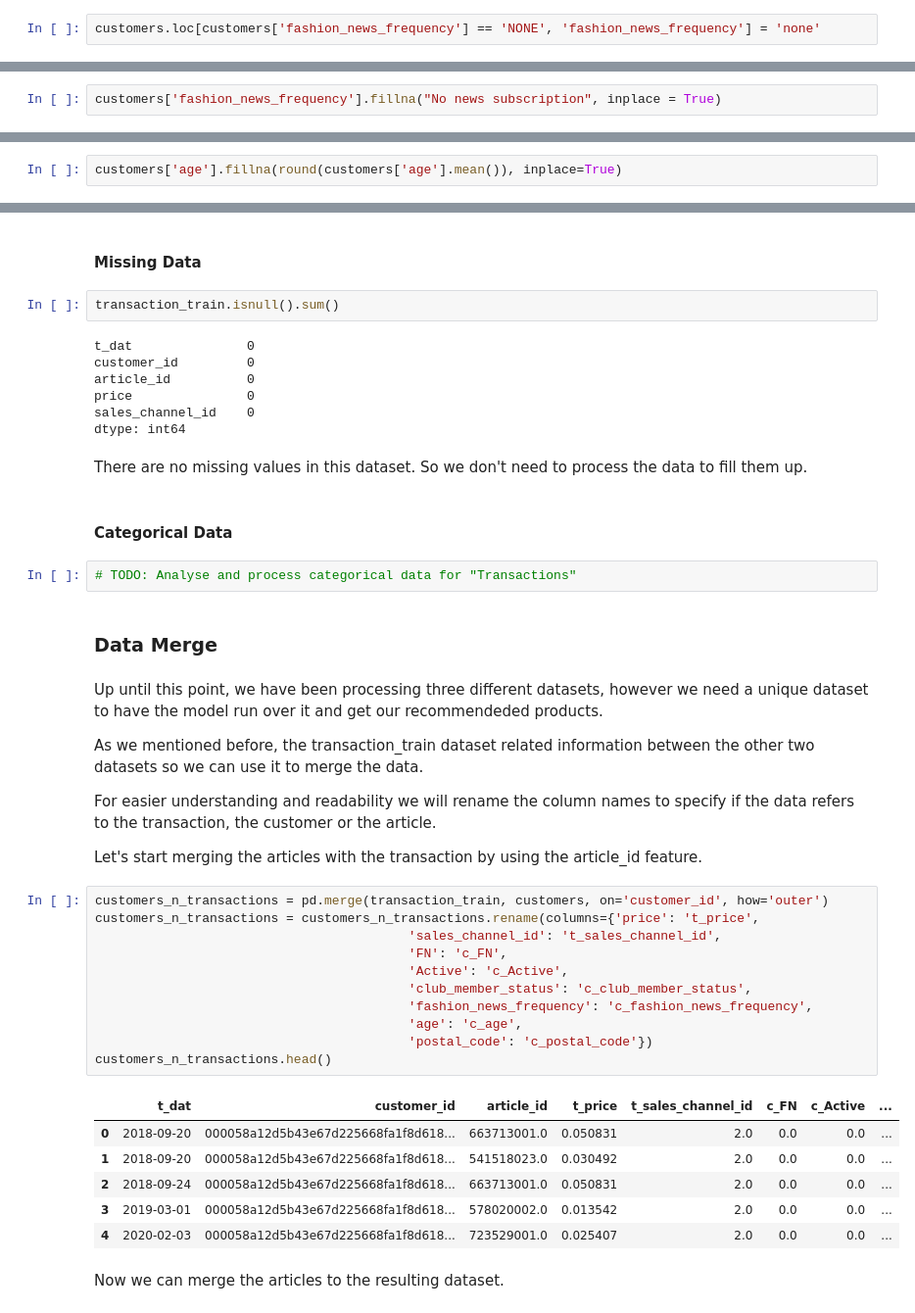
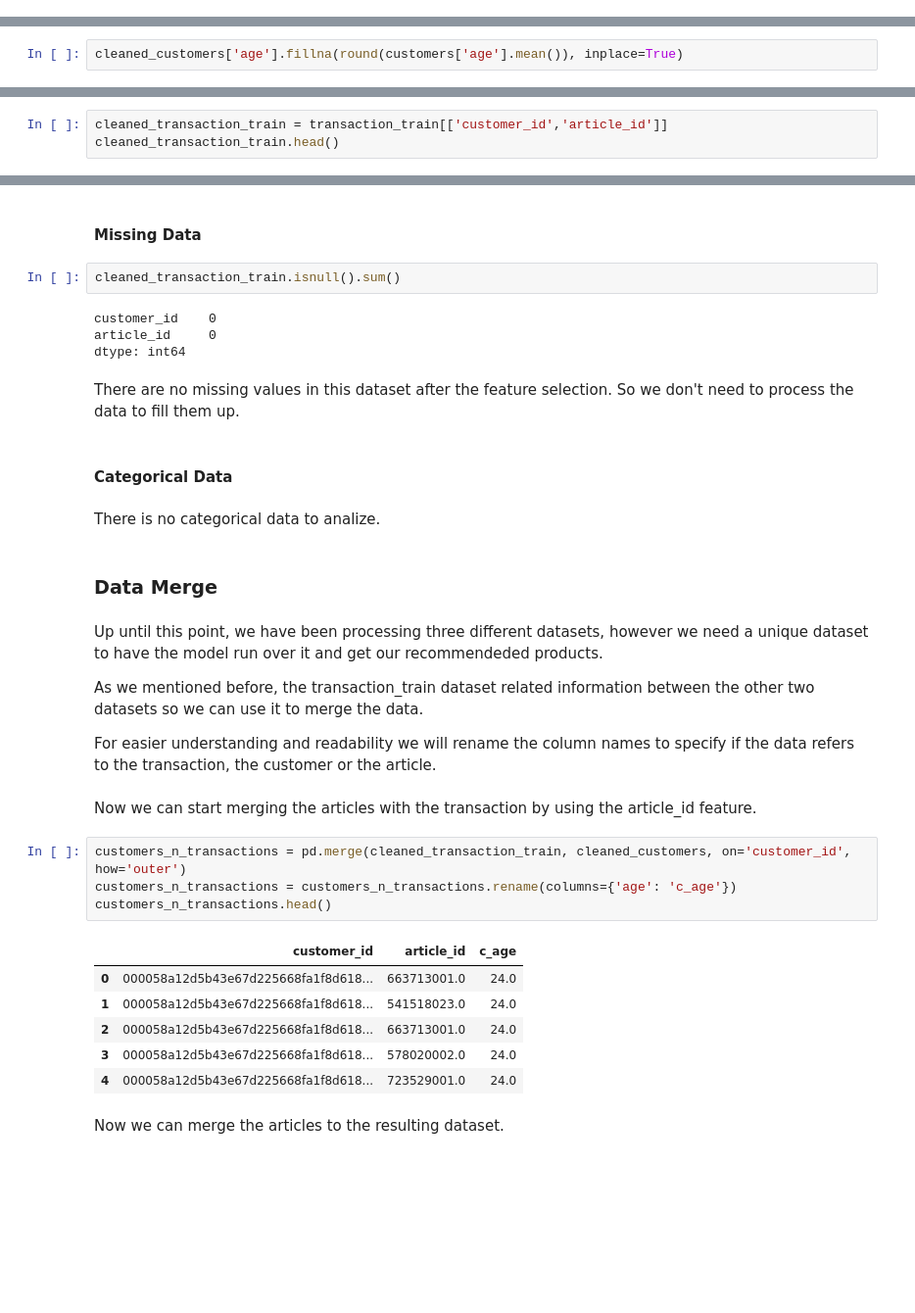
Before and after one commit to alexamew/H-M-Personalized-Fashion-Recommendations, a Jupyter notebook: main.ipynb, the cells around one changed output, grey strips where cells are left out. Shown at 98% size. Drawn from its saved outputs; the diff is of its cells as text; blank space fills up the shorter version.

Commit message:
feature selection before missing data

```diff
--- a/main.ipynb
+++ b/main.ipynb
@@ -214,2 +151,0 @@ We will convert 'NONE' and 'None' to 'none' in order to have consistency.
-# %%
-customers.loc[customers['fashion_news_frequency'] == 'NONE', 'fashion_news_frequency'] = 'none'
@@ -218,2 +151,0 @@ We will assume that the null data means the customers has no news subscription s
-# %%
-customers['fashion_news_frequency'].fillna("No news subscription", inplace = True)
@@ -263,5 +187,5 @@ customers['age'].median()
 # %% [markdown]
 Checking the mean, mode and median, there is not much difference between mean (36.386964565794) and median (32). We could fill all the remaining values with the mode (21), but being such a difference between that age and the mean, substituding the missing data with the mode might alter the results. Thus, we assumed the round up mean (36), to fill the missing data.
 # %%
-customers['age'].fillna(round(customers['age'].mean()), inplace=True)
+cleaned_customers['age'].fillna(round(customers['age'].mean()), inplace=True)
 # %%
@@ -312,0 +243,3 @@ The main application of this dataset is to combine the articles and customer by
+# %%
+cleaned_transaction_train = transaction_train[['customer_id','article_id']]
+cleaned_transaction_train.head()
@@ -313,20 +253,17 @@ The main application of this dataset is to combine the articles and customer by
 # %% [markdown]
 #### Missing Data
 # %%
-transaction_train.isnull().sum()
+cleaned_transaction_train.isnull().sum()
 # %% [output]
-t_dat               0
-customer_id         0
-article_id          0
-price               0
-sales_channel_id    0
+customer_id    0
+article_id     0
 dtype: int64
 # %% [markdown]
-There are no missing values in this dataset. So we don't need to process the data to fill them up.
+There are no missing values in this dataset after the feature selection. So we don't need to process the data to fill them up.
 # %% [markdown]
 #### Categorical Data
-# %%
-# TODO: Analyse and process categorical data for "Transactions"
+# %% [markdown]
+There is no categorical data to analize.
 # %% [markdown]
 ### Data Merge
 # %% [markdown]
@@ -335,26 +272,19 @@ Up until this point, we have been processing three different datasets, however w
 As we mentioned before, the transaction_train dataset related information between the other two datasets so we can use it to merge the data.
 
 For easier understanding and readability we will rename the column names to specify if the data refers to the transaction, the customer or the article.
-
-Let's start merging the articles with the transaction by using the article_id feature.
+# %% [markdown]
+Now we can start merging the articles with the transaction by using the article_id feature.
 # %%
-customers_n_transactions = pd.merge(transaction_train, customers, on='customer_id', how='outer')
-customers_n_transactions = customers_n_transactions.rename(columns={'price': 't_price',
-                                         'sales_channel_id': 't_sales_channel_id',
-                                         'FN': 'c_FN',
-                                         'Active': 'c_Active',
-                                         'club_member_status': 'c_club_member_status',
-                                         'fashion_news_frequency': 'c_fashion_news_frequency',
-                                         'age': 'c_age',
-                                         'postal_code': 'c_postal_code'})
+customers_n_transactions = pd.merge(cleaned_transaction_train, cleaned_customers, on='customer_id', how='outer')
+customers_n_transactions = customers_n_transactions.rename(columns={'age': 'c_age'})
 customers_n_transactions.head()
 # %% [output]
-|  | t_dat | customer_id | article_id | t_price | t_sales_channel_id | c_FN | c_Active | ... |
-| 0 | 2018-09-20 | 000058a12d5b43e67d225668fa1f8d618... | 663713001.0 | 0.050831 | 2.0 | 0.0 | 0.0 | ... |
-| 1 | 2018-09-20 | 000058a12d5b43e67d225668fa1f8d618... | 541518023.0 | 0.030492 | 2.0 | 0.0 | 0.0 | ... |
-| 2 | 2018-09-24 | 000058a12d5b43e67d225668fa1f8d618... | 663713001.0 | 0.050831 | 2.0 | 0.0 | 0.0 | ... |
-| 3 | 2019-03-01 | 000058a12d5b43e67d225668fa1f8d618... | 578020002.0 | 0.013542 | 2.0 | 0.0 | 0.0 | ... |
-| 4 | 2020-02-03 | 000058a12d5b43e67d225668fa1f8d618... | 723529001.0 | 0.025407 | 2.0 | 0.0 | 0.0 | ... |
+|  | customer_id | article_id | c_age |
+| 0 | 000058a12d5b43e67d225668fa1f8d618... | 663713001.0 | 24.0 |
+| 1 | 000058a12d5b43e67d225668fa1f8d618... | 541518023.0 | 24.0 |
+| 2 | 000058a12d5b43e67d225668fa1f8d618... | 663713001.0 | 24.0 |
+| 3 | 000058a12d5b43e67d225668fa1f8d618... | 578020002.0 | 24.0 |
+| 4 | 000058a12d5b43e67d225668fa1f8d618... | 723529001.0 | 24.0 |
 # %% [markdown]
 Now we can merge the articles to the resulting dataset.
 # %%
```
Also changed, not shown: parts of 65 cells of this notebook, 2 other files.
